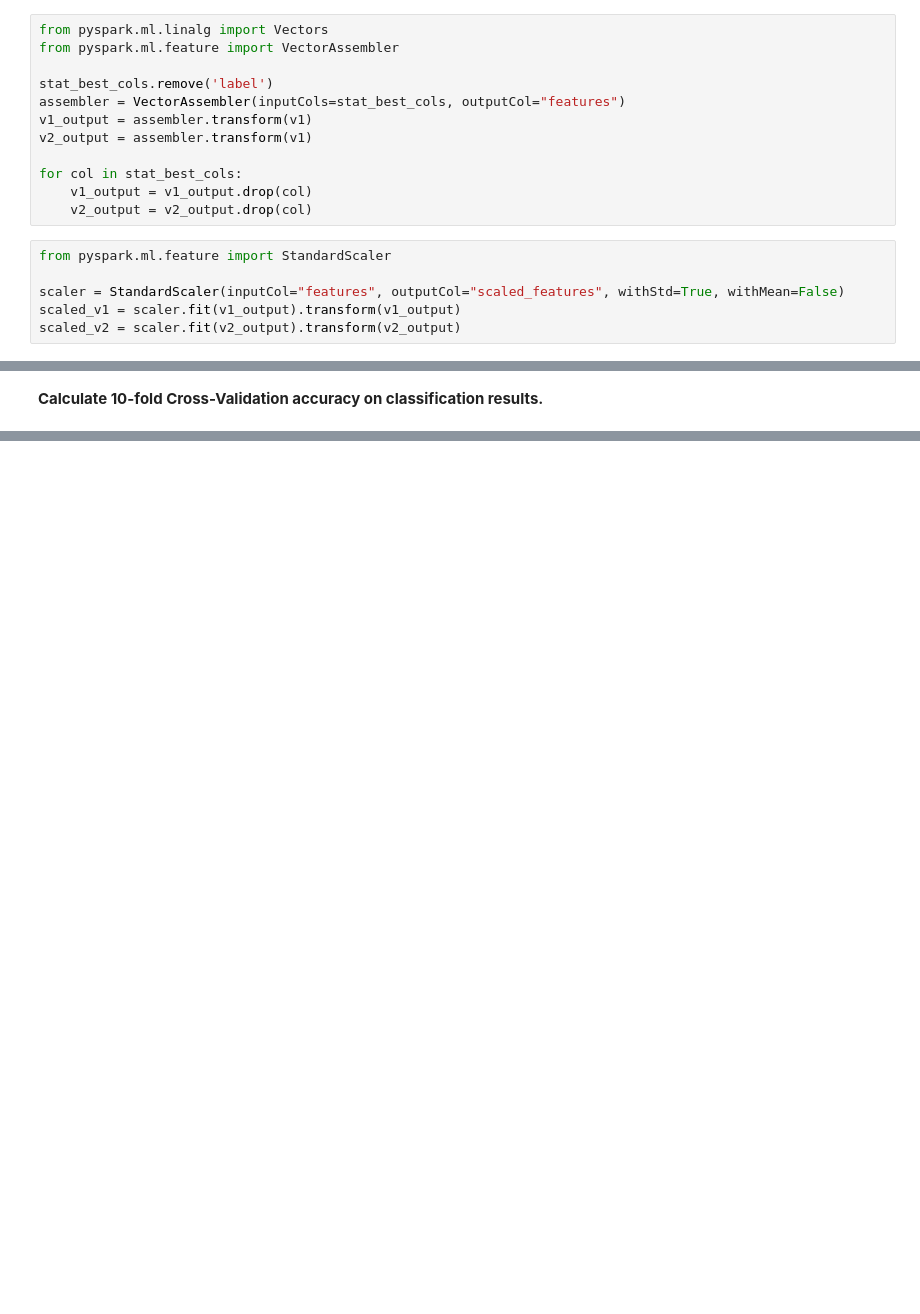
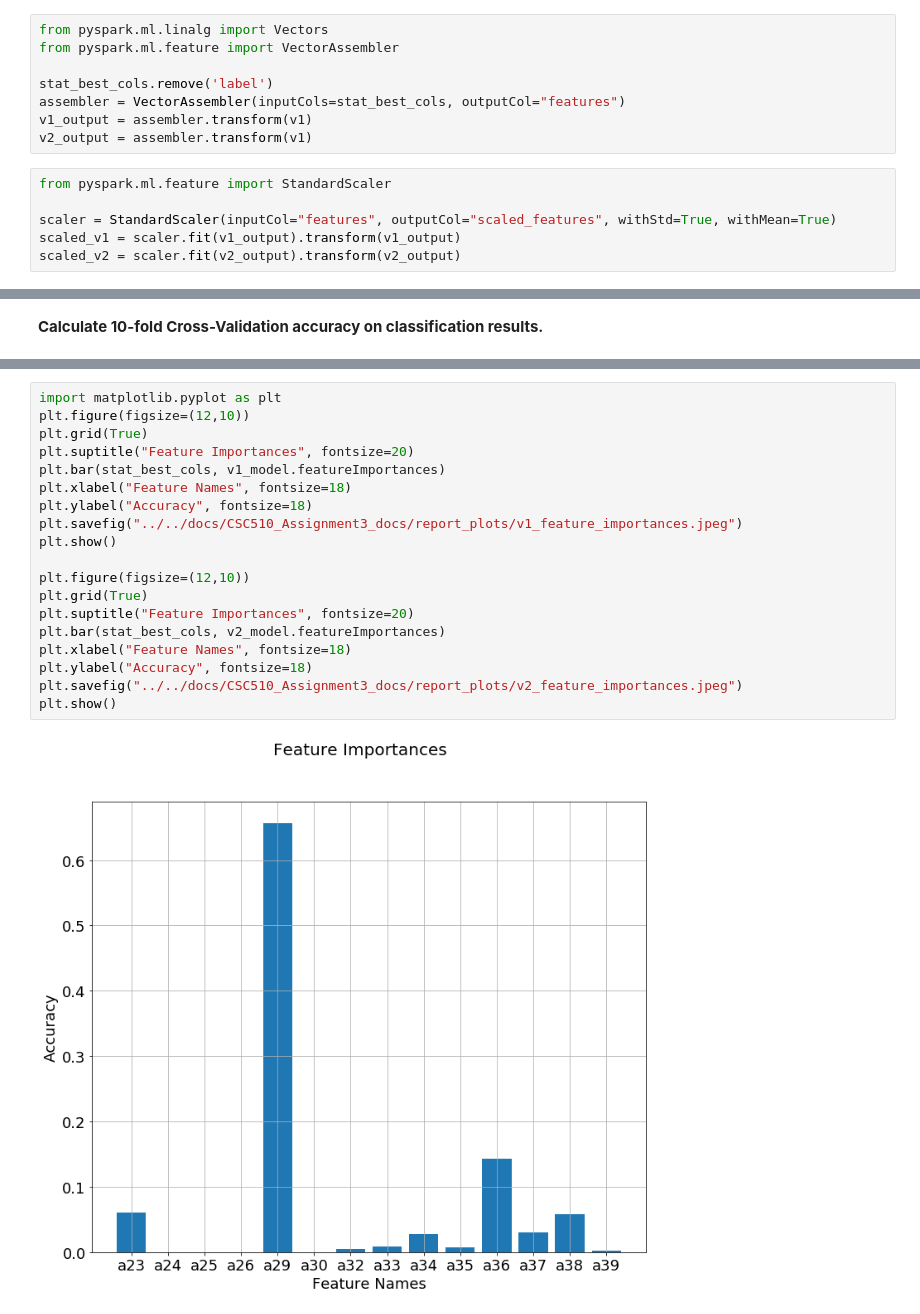
Before and after one commit to jmoakle2/CSC-510_Assignments, a Jupyter notebook: src/CSC510_Assignment3/CSC510_Assignment3.ipynb, the cells around one changed output, grey strips where cells are left out. Drawn from its saved outputs; the diff is of its cells as text; blank space fills up the shorter version.

Commit message:
Updated report plots.

```diff
--- a/src/CSC510_Assignment3/CSC510_Assignment3.ipynb
+++ b/src/CSC510_Assignment3/CSC510_Assignment3.ipynb
@@ -159,14 +159,10 @@ stat_best_cols.remove('label')
 assembler = VectorAssembler(inputCols=stat_best_cols, outputCol="features")
 v1_output = assembler.transform(v1)
 v2_output = assembler.transform(v1)
-
-for col in stat_best_cols:
-    v1_output = v1_output.drop(col)
-    v2_output = v2_output.drop(col)
 # %%
 from pyspark.ml.feature import StandardScaler
 
-scaler = StandardScaler(inputCol="features", outputCol="scaled_features", withStd=True, withMean=False)
+scaler = StandardScaler(inputCol="features", outputCol="scaled_features", withStd=True, withMean=True)
 scaled_v1 = scaler.fit(v1_output).transform(v1_output)
 scaled_v2 = scaler.fit(v2_output).transform(v2_output)
 # %% [markdown]
@@ -220,0 +218,21 @@ Cross-Validation (10-Fold) Accuracy of nslkdd-version2: 0.96689901706513
+# %%
+import matplotlib.pyplot as plt
+plt.figure(figsize=(12,10))
+plt.grid(True)
+plt.suptitle("Feature Importances", fontsize=20)
+plt.bar(stat_best_cols, v1_model.featureImportances)
+plt.xlabel("Feature Names", fontsize=18)
+plt.ylabel("Accuracy", fontsize=18)
+plt.savefig("../../docs/CSC510_Assignment3_docs/report_plots/v1_feature_importances.jpeg")
+plt.show()
+
+plt.figure(figsize=(12,10))
+plt.grid(True)
+plt.suptitle("Feature Importances", fontsize=20)
+plt.bar(stat_best_cols, v2_model.featureImportances)
+plt.xlabel("Feature Names", fontsize=18)
+plt.ylabel("Accuracy", fontsize=18)
+plt.savefig("../../docs/CSC510_Assignment3_docs/report_plots/v2_feature_importances.jpeg")
+plt.show()
+# %% [output]
+[figure, added]
```
Also changed, not shown: parts of 12 cells of this notebook, 8 other files.
